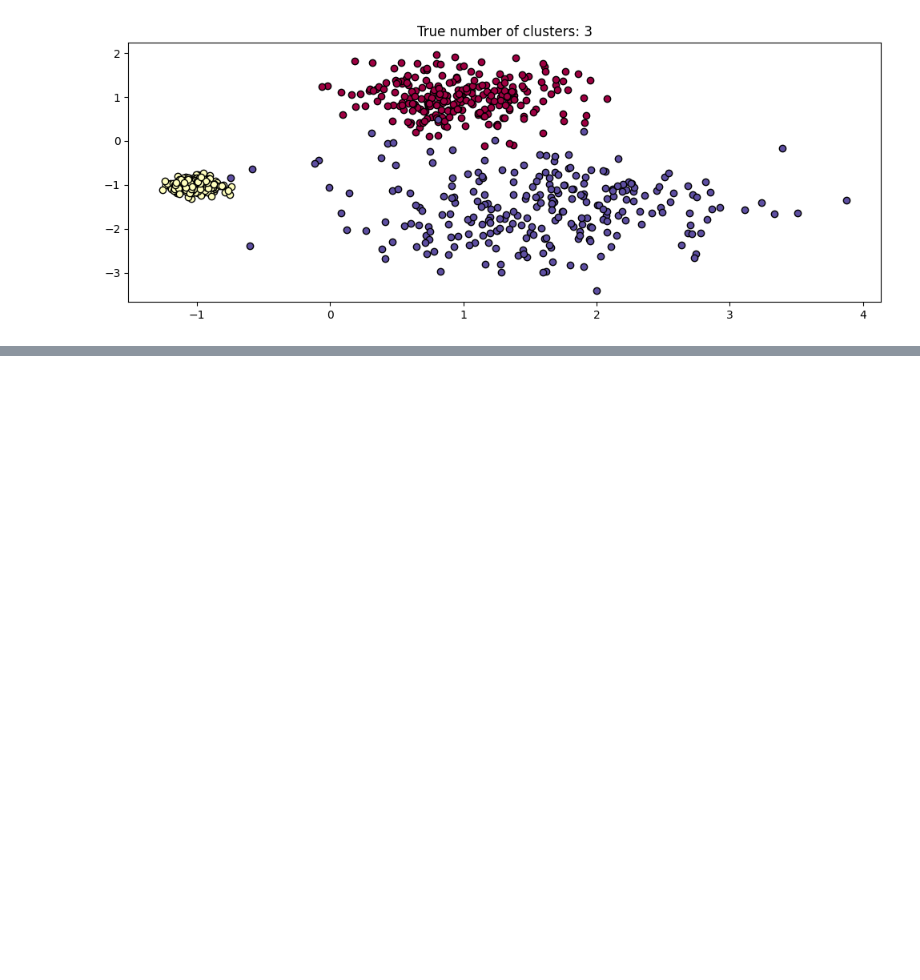
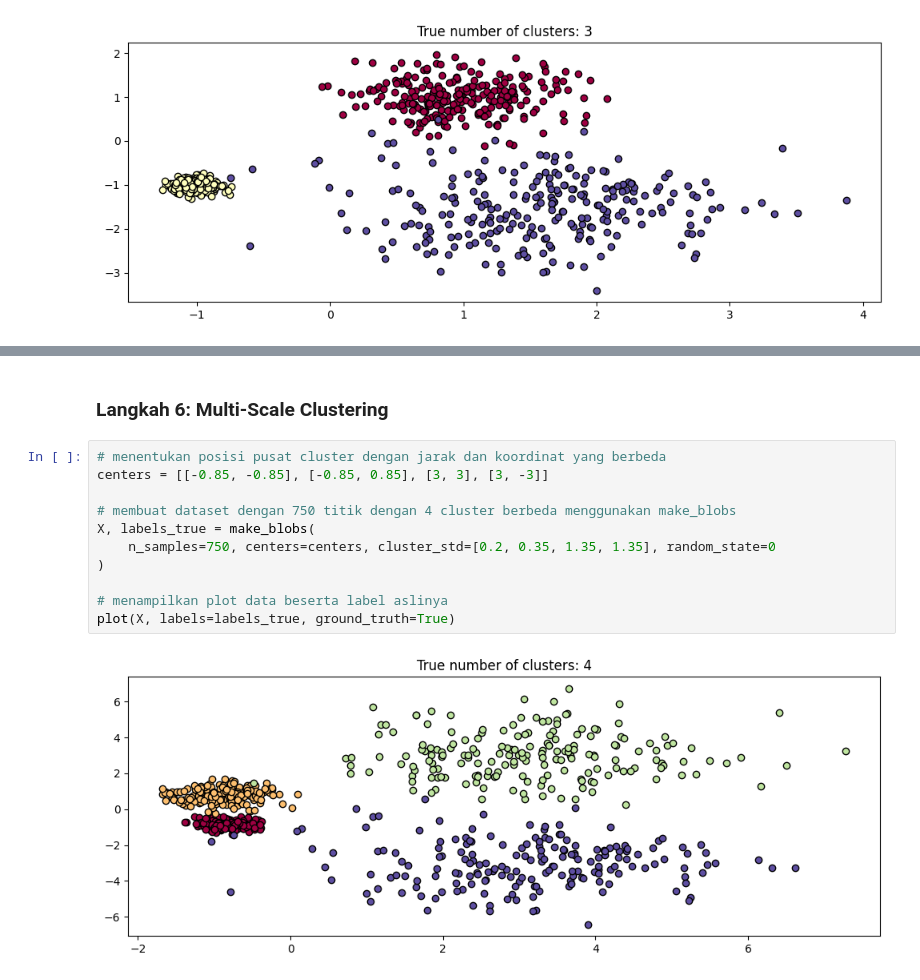
Before and after one commit to RizkyaSalsabila/Assignment-Sem5_ML_Rizkya-Salsabila, a Jupyter notebook: praktikum_05/TG5_2341720056_Rizkya_Salsabila.ipynb, the cells around one changed output, grey strips where cells are left out. Drawn from its saved outputs; the diff is of its cells as text; blank space fills up the shorter version.

```diff
--- a/praktikum_05/TG5_2341720056_Rizkya_Salsabila.ipynb
+++ b/praktikum_05/TG5_2341720056_Rizkya_Salsabila.ipynb
@@ -115,0 +165,15 @@ plot(X, labels=labels_true, ground_truth=True)
+# %% [markdown]
+### Langkah 6: Multi-Scale Clustering
+# %%
+# menentukan posisi pusat cluster dengan jarak dan koordinat yang berbeda
+centers = [[-0.85, -0.85], [-0.85, 0.85], [3, 3], [3, -3]]
+
+# membuat dataset dengan 750 titik dengan 4 cluster berbeda menggunakan make_blobs
+X, labels_true = make_blobs(
+    n_samples=750, centers=centers, cluster_std=[0.2, 0.35, 1.35, 1.35], random_state=0
+)
+
+# menampilkan plot data beserta label aslinya
+plot(X, labels=labels_true, ground_truth=True)
+# %% [output]
+[figure, added]
```
Also changed, not shown: parts of 10 cells of this notebook.
